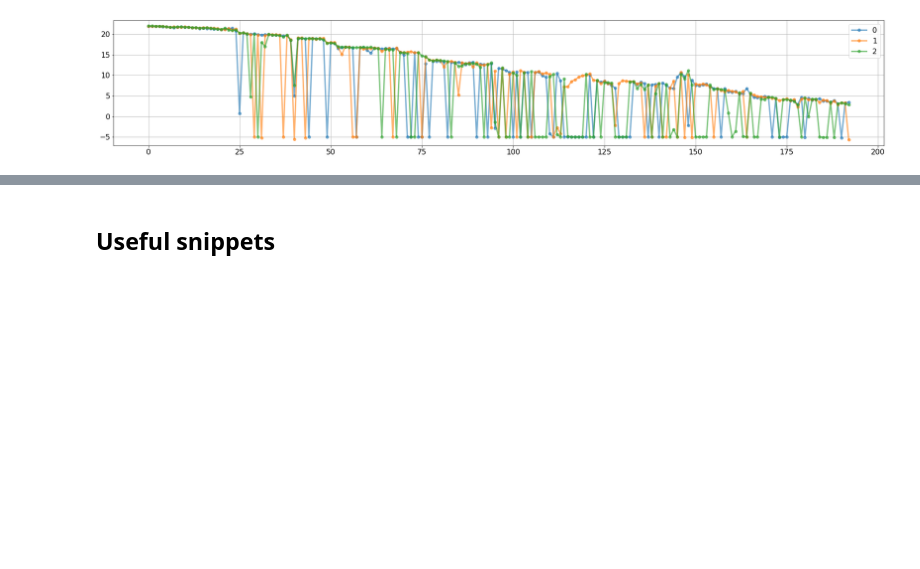
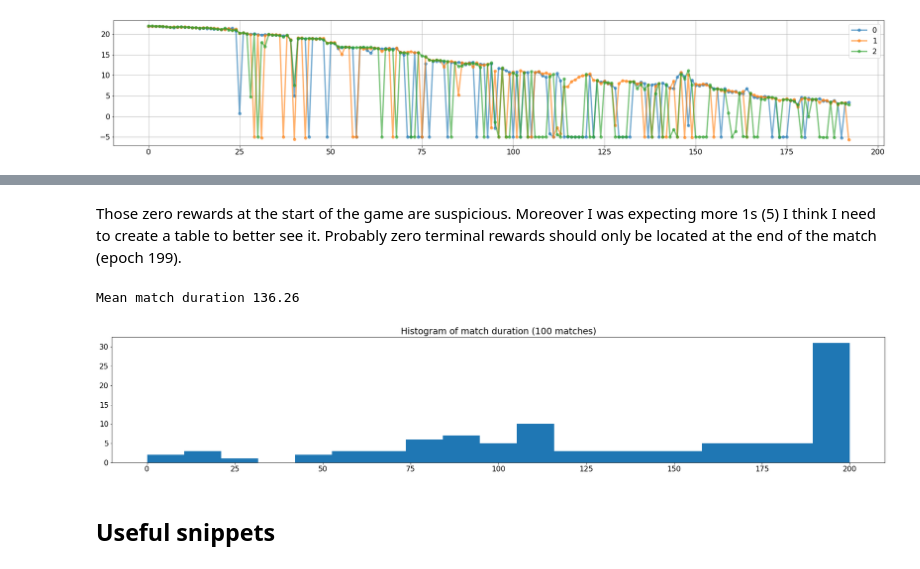
Before and after one commit to ironbar/hungry_geese, a Jupyter notebook: notebooks/010_ladder_of_agents_4.ipynb, the cells around one changed output, grey strips where cells are left out. Saved outputs shown, nothing was run; the diff lists cells and outputs as text; code cells hidden in the pictures; blank space fills up the shorter version.

```diff
--- a/notebooks/010_ladder_of_agents_4.ipynb
+++ b/notebooks/010_ladder_of_agents_4.ipynb
@@ -479,0 +498,12 @@ plot_q_value(agents[COLOR_TO_INDEX['green']])
+# %% [markdown]
+Those zero rewards at the start of the game are suspicious. Moreover I was expecting more 1s (5) I think I need to create a table to better see it. Probably zero terminal rewards should only be located at the end of the match (epoch 199).
+# %%
+terminal_idx = np.arange(len(data['is_not_terminal']))[np.sum(data['is_not_terminal'], axis=1) == 0]
+match_durations = terminal_idx.copy()
+match_durations[1:] -= match_durations[:-1]
+plt.hist(match_durations, bins=np.linspace(0, 200, 20))
+plt.title('Histogram of match duration (%i matches)' % len(match_durations))
+print('Mean match duration', np.mean(match_durations))
+# %% [output]
+Mean match duration 136.26
+[figure, added]
```
Also changed, not shown: parts of 8 cells of this notebook, 1 other file.
